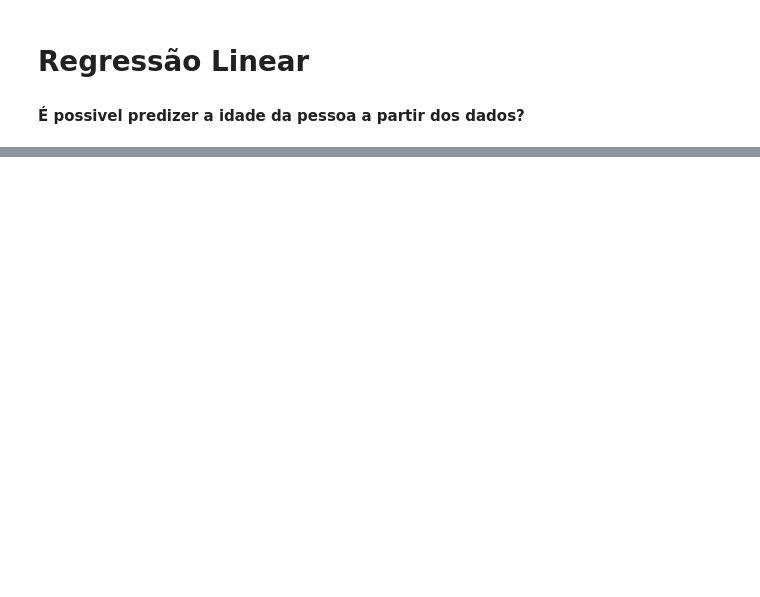
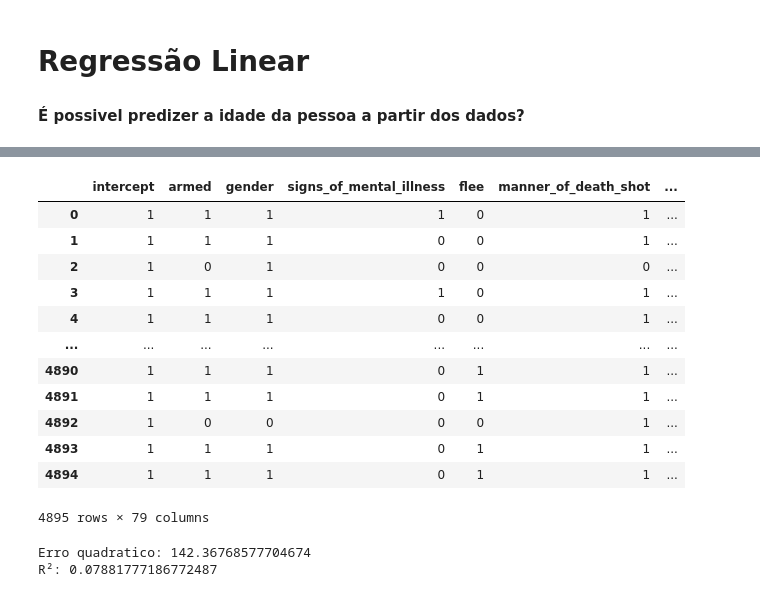
Before and after one commit to nascimentocrp/icd-trabalho-final, a Jupyter notebook: notebooks/Regressão.ipynb, the cells around one changed output, grey strips where cells are left out. Drawn from its saved outputs; the diff is of its cells as text; code cells hidden in the pictures; blank space fills up the shorter version.

```diff
--- a/notebooks/Regressão.ipynb
+++ b/notebooks/Regressão.ipynb
@@ -45,0 +46,44 @@ data
+# %%
+X = data.drop('age',axis=1)
+y = data['age']
+X['intercept'] = 1
+c = X.columns.tolist()
+c.insert(0,c[-1])
+X.reindex(columns = c[:-1])
+# %% [output]
+|  | intercept | armed | gender | signs_of_mental_illness | flee | manner_of_death_shot | ... |
+| 0 | 1 | 1 | 1 | 1 | 0 | 1 | ... |
+| 1 | 1 | 1 | 1 | 0 | 0 | 1 | ... |
+| 2 | 1 | 0 | 1 | 0 | 0 | 0 | ... |
+| 3 | 1 | 1 | 1 | 1 | 0 | 1 | ... |
+| 4 | 1 | 1 | 1 | 0 | 0 | 1 | ... |
+| ... | ... | ... | ... | ... | ... | ... | ... |
+| 4890 | 1 | 1 | 1 | 0 | 1 | 1 | ... |
+| 4891 | 1 | 1 | 1 | 0 | 1 | 1 | ... |
+| 4892 | 1 | 0 | 0 | 0 | 0 | 1 | ... |
+| 4893 | 1 | 1 | 1 | 0 | 1 | 1 | ... |
+| 4894 | 1 | 1 | 1 | 0 | 1 | 1 | ... |
+4895 rows × 79 columns
+# %%
+from sklearn.model_selection import train_test_split
+from sklearn.linear_model import SGDRegressor
+from sklearn.linear_model import LinearRegression
+from sklearn.preprocessing import StandardScaler
+from sklearn.metrics import mean_squared_error
+from sklearn.metrics import r2_score
+sc = StandardScaler()
+
+X_train,X_test,y_train,y_test = train_test_split(X,y,test_size =0.2)
+Z_train = sc.fit_transform(X_train)
+sc.fit(X_train)
+Z_test = sc.transform(X_test)
+
+model = SGDRegressor(max_iter = 10000,tol=1e-5)
+model.fit(Z_train,y_train)
+y_hat = model.predict(X_test)
+err = mean_squared_error(y_test,y_hat)
+r2 = r2_score(y_test,y_hat)
+print('Erro quadratico:',err,'\nR²:',r2)
+# %% [output]
+Erro quadratico: 142.36768577704674
+R²: 0.07881777186772487
```
Also changed, not shown: parts of 2 cells of this notebook.
